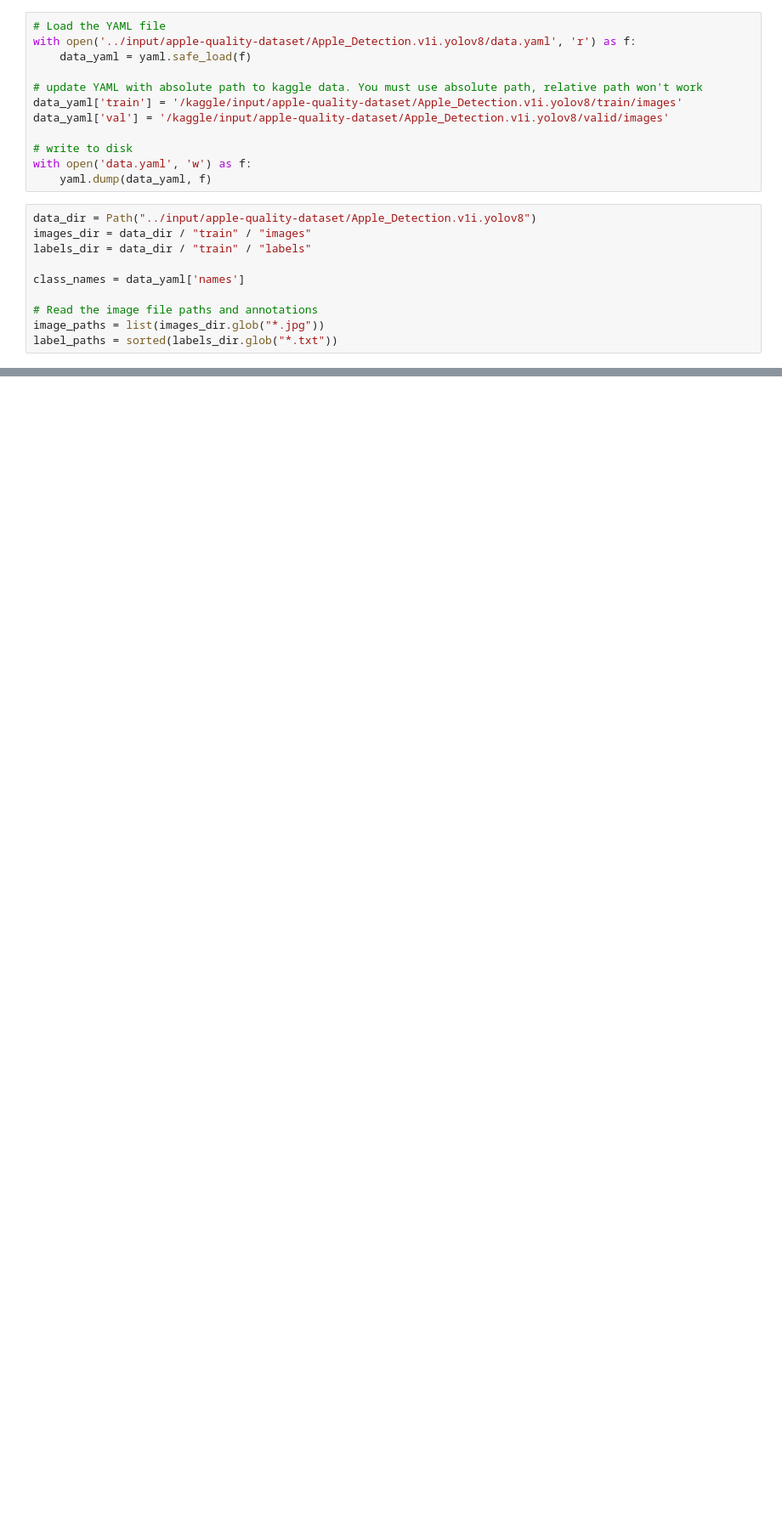
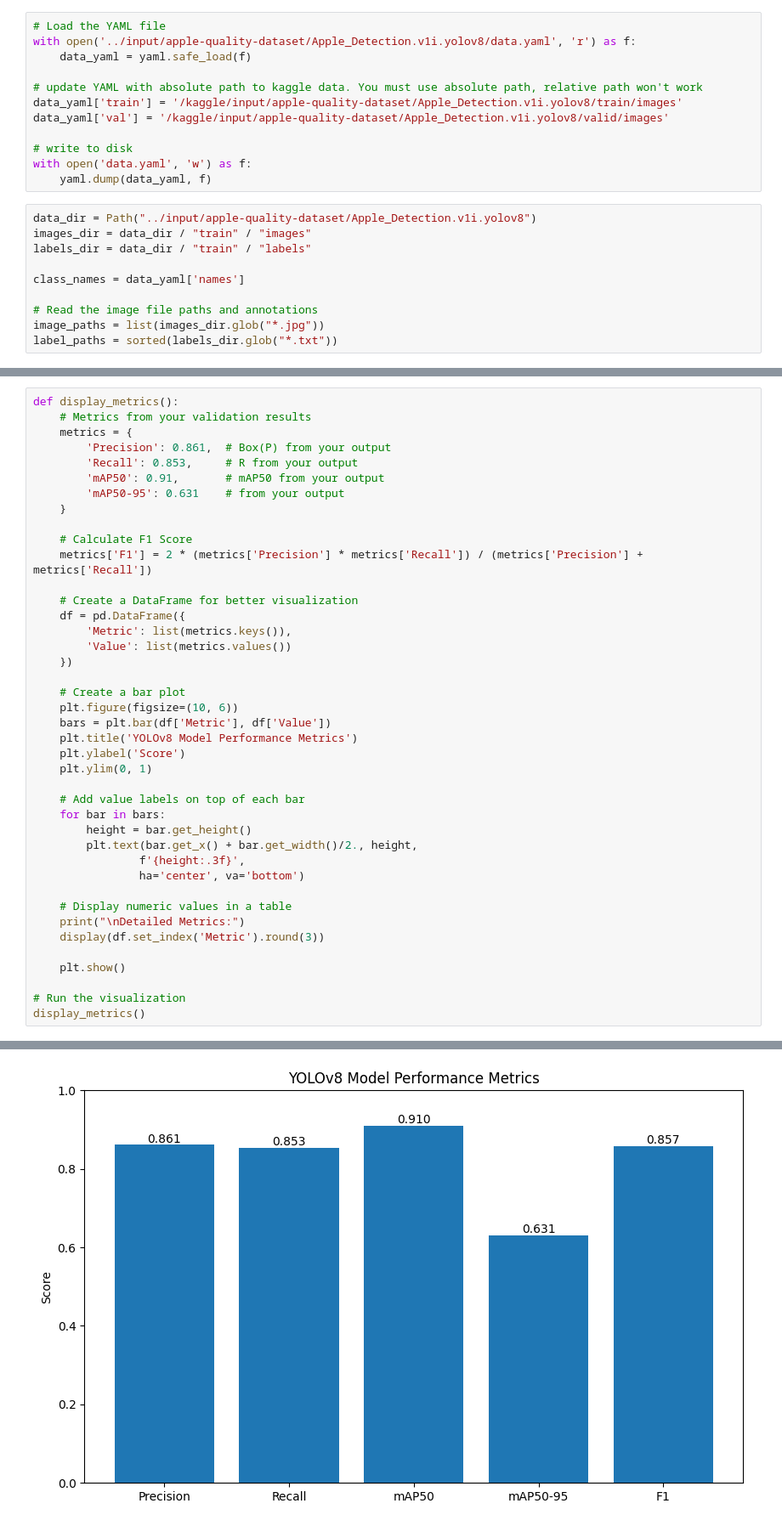
Before and after one commit to 05Sourav/HARVEST-HAWKS, a Jupyter notebook: apple-detection-yolov8.ipynb, the cells around one changed output, grey strips where cells are left out. Shown at 85% size. Drawn from its saved outputs; the diff is of its cells as text; blank space fills up the shorter version.

Commit message:
Uploading new models

```diff
--- a/apple-detection-yolov8.ipynb
+++ b/apple-detection-yolov8.ipynb
@@ -204,0 +348,42 @@ for result in results:
+# %%
+def display_metrics():
+    # Metrics from your validation results
+    metrics = {
+        'Precision': 0.861,  # Box(P) from your output
+        'Recall': 0.853,     # R from your output
+        'mAP50': 0.91,       # mAP50 from your output
+        'mAP50-95': 0.631    # from your output
+    }
+
+    # Calculate F1 Score
+    metrics['F1'] = 2 * (metrics['Precision'] * metrics['Recall']) / (metrics['Precision'] + metrics['Recall'])
+
+    # Create a DataFrame for better visualization
+    df = pd.DataFrame({
+        'Metric': list(metrics.keys()),
+        'Value': list(metrics.values())
+    })
+
+    # Create a bar plot
+    plt.figure(figsize=(10, 6))
+    bars = plt.bar(df['Metric'], df['Value'])
+    plt.title('YOLOv8 Model Performance Metrics')
+    plt.ylabel('Score')
+    plt.ylim(0, 1)
+
+    # Add value labels on top of each bar
+    for bar in bars:
+        height = bar.get_height()
+        plt.text(bar.get_x() + bar.get_width()/2., height,
+                f'{height:.3f}',
+                ha='center', va='bottom')
+
+    # Display numeric values in a table
+    print("\nDetailed Metrics:")
+    display(df.set_index('Metric').round(3))
+
+    plt.show()
+
+# Run the visualization
+display_metrics()
+# %% [output]
@@ -204,0 +398 @@ for result in results:
+[figure, added]
```
Also changed, not shown: parts of 42 cells of this notebook, 4 other files.
